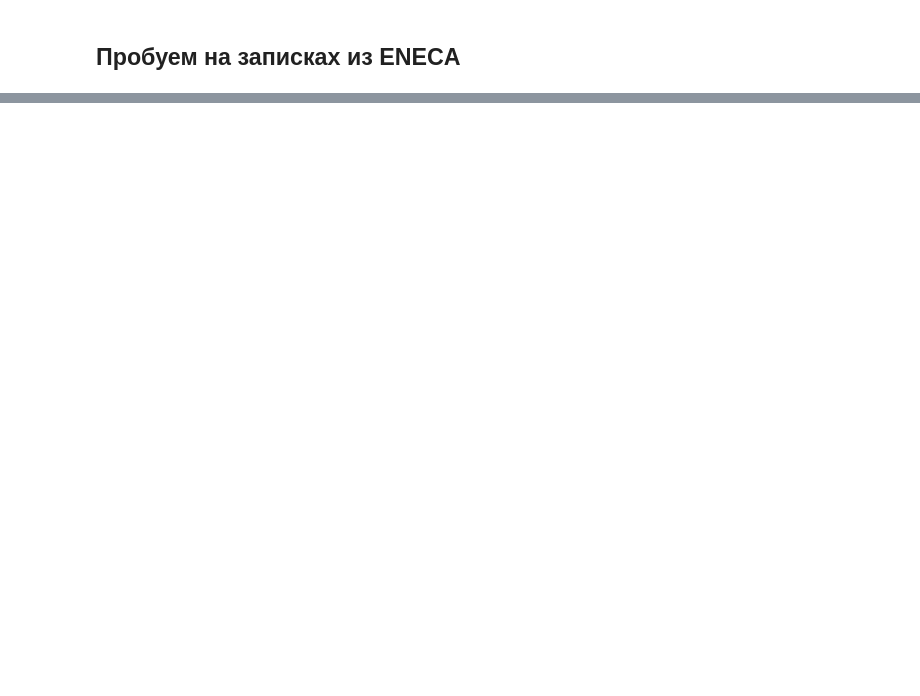
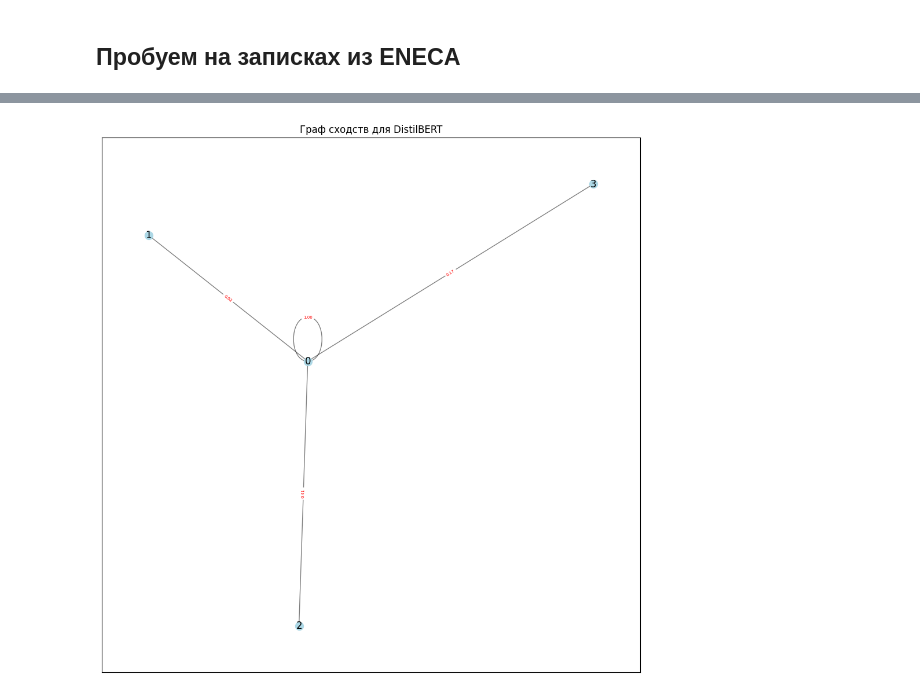
Before and after one commit to Iilyx/Analyzing-the-possibility-of-identifying-incorrect-information-in-the-text-of-project-notes, a Jupyter notebook: solution.ipynb, the cells around one changed output, grey strips where cells are left out. Cells and saved outputs as stored; diff of their text form; code cells hidden in the pictures; blank space fills up the shorter version.

```diff
--- a/solution.ipynb
+++ b/solution.ipynb
@@ -717,0 +359,22 @@ plt.show()
+# %%
+real_parts=['По генезису это воды спорадического распространения и грунтовые воды, водовмещающими породами которых служат песчаные прослойки в глинистых грунтах и пески мелкие.',
+'Во влагообильные периоды года возможно появление вод спорадического распостранения в песчаных прослойках и линзах в любом месте, на любой глубине глинистого разреза в пределах исследуемой площадки, скопление вод типа «верховодки» в песчаных прослойках насыпных грунтов.',
+'Участки наружных стен в местах расположения ворот выполнены из керамического полнотелого кирпича на цементно-песчаном растворе толщиной 380 мм. Поверхность стен оштукатурена и окрашена краской.',
+'По данным химического анализа к бетону марки W4, W6-W8, W10-W14, W16-W20 по водонепроницаемости вода класса XA0 (неагрессивная), к арматуре ж/б конструкций при постоянном погружении вода класса XA0 (неагрессивная), при периодическом смачивании вода класса XA1 (слабоагрессивная), к металлическим конструкциям XA2 (агрессивная) согласно СН 2.01.07-2020.'
+]
+# %%
+data = real_parts
+# %%
+def generate_seq_of_similarity_inc(data:list)->list:
+    results,results_values=[],[]
+    embedder = SentenceTransformer('distiluse-base-multilingual-cased')
+    for i in range(len(data)):
+        SENTENCE_NUM=i
+        sentence_embeddings = embedder.encode(data, convert_to_tensor=True)
+        given_sentence_embedding = sentence_embeddings[SENTENCE_NUM]
+        cosine_similarities_bert = util.pytorch_cos_sim(given_sentence_embedding.reshape(1, -1), sentence_embeddings).numpy().flatten()
+        results_values.append(cosine_similarities_bert)
+        results.append(cosine_similarities_bert.argsort())
+    return results,results_values
+# %%
+results,results_values=generate_seq_of_similarity_inc(data)
@@ -717,0 +408,20 @@ plt.show()
+# %%
+import networkx as nx
+SENTENCE_NUM=0
+cosine_similarities_bert=results_values[0]
+data=real_parts
+
+G = nx.Graph()
+edges = [(SENTENCE_NUM, idx, {'weight': cosine_similarities_bert[idx]}) for idx in range(len(data))]
+G.add_edges_from(edges)
+
+plt.figure(figsize=(12, 12))
+pos = nx.spring_layout(G)
+nx.draw_networkx_nodes(G, pos, node_size=100, node_color='lightblue')
+nx.draw_networkx_labels(G, pos, {i: str(i) for i in range(len(G.nodes()))})
+nx.draw_networkx_edges(G, pos, width=1.0, alpha=0.5)
+nx.draw_networkx_edge_labels(G, pos, edge_labels={(i, j): f'{G[i][j]["weight"]:.2f}' for i, j in G.edges()}, font_color='red', font_size=5)
+plt.title('Граф сходств для DistilBERT')
+plt.show()
+# %% [output]
+[figure, added]
```
Also changed, not shown: parts of 52 cells of this notebook.
